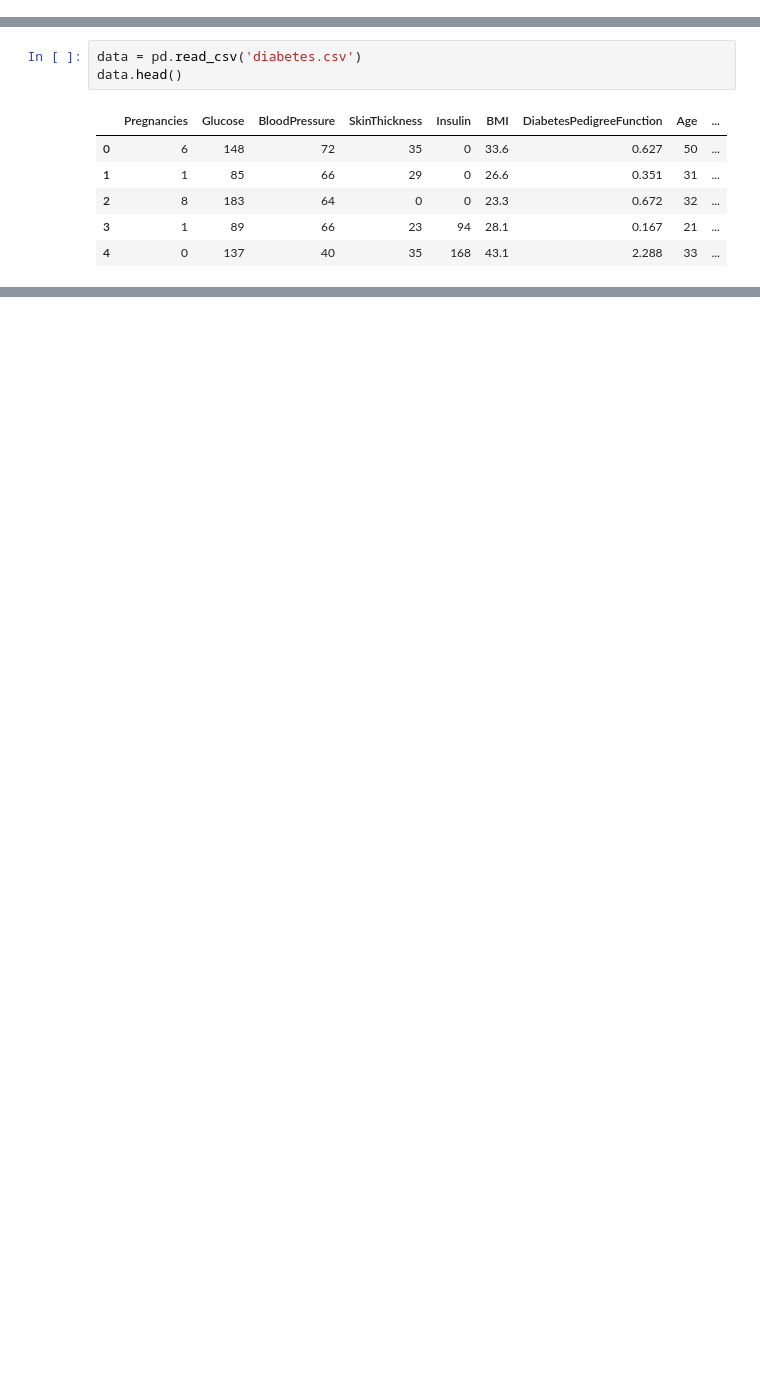
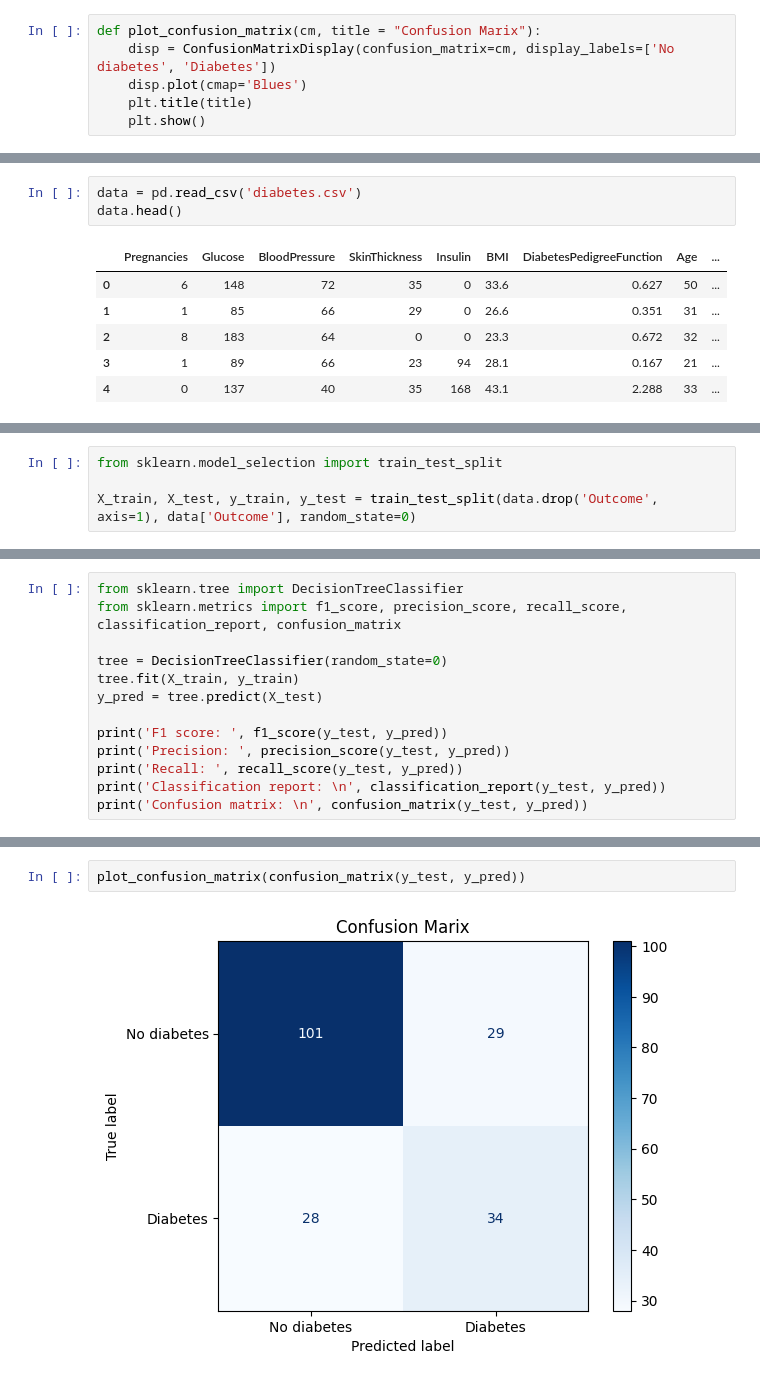
Before and after one commit to Timo4D/MachineLearning-SoSe2024, a Jupyter notebook: final_tree.ipynb, the cells around one changed output, grey strips where cells are left out. Saved outputs shown, nothing was run; the diff lists cells and outputs as text; blank space fills up the shorter version.

```diff
--- a/final_tree.ipynb
+++ b/final_tree.ipynb
@@ -4,0 +8,6 @@ import pandas as pd
+# %%
+def plot_confusion_matrix(cm, title = "Confusion Marix"):
+    disp = ConfusionMatrixDisplay(confusion_matrix=cm, display_labels=['No diabetes', 'Diabetes'])
+    disp.plot(cmap='Blues')
+    plt.title(title)
+    plt.show()
@@ -14,0 +67,4 @@ data.head()
+# %%
+from sklearn.model_selection import train_test_split
+
+X_train, X_test, y_train, y_test = train_test_split(data.drop('Outcome', axis=1), data['Outcome'], random_state=0)
@@ -14,0 +73,13 @@ data.head()
+# %%
+from sklearn.tree import DecisionTreeClassifier
+from sklearn.metrics import f1_score, precision_score, recall_score, classification_report, confusion_matrix
+
+tree = DecisionTreeClassifier(random_state=0)
+tree.fit(X_train, y_train)
+y_pred = tree.predict(X_test)
+
+print('F1 score: ', f1_score(y_test, y_pred))
+print('Precision: ', precision_score(y_test, y_pred))
+print('Recall: ', recall_score(y_test, y_pred))
+print('Classification report: \n', classification_report(y_test, y_pred))
+print('Confusion matrix: \n', confusion_matrix(y_test, y_pred))
@@ -14,0 +103,4 @@ data.head()
+# %%
+plot_confusion_matrix(confusion_matrix(y_test, y_pred))
+# %% [output]
+[figure, added]
```
Also changed, not shown: parts of 27 cells of this notebook, 2 other files.
